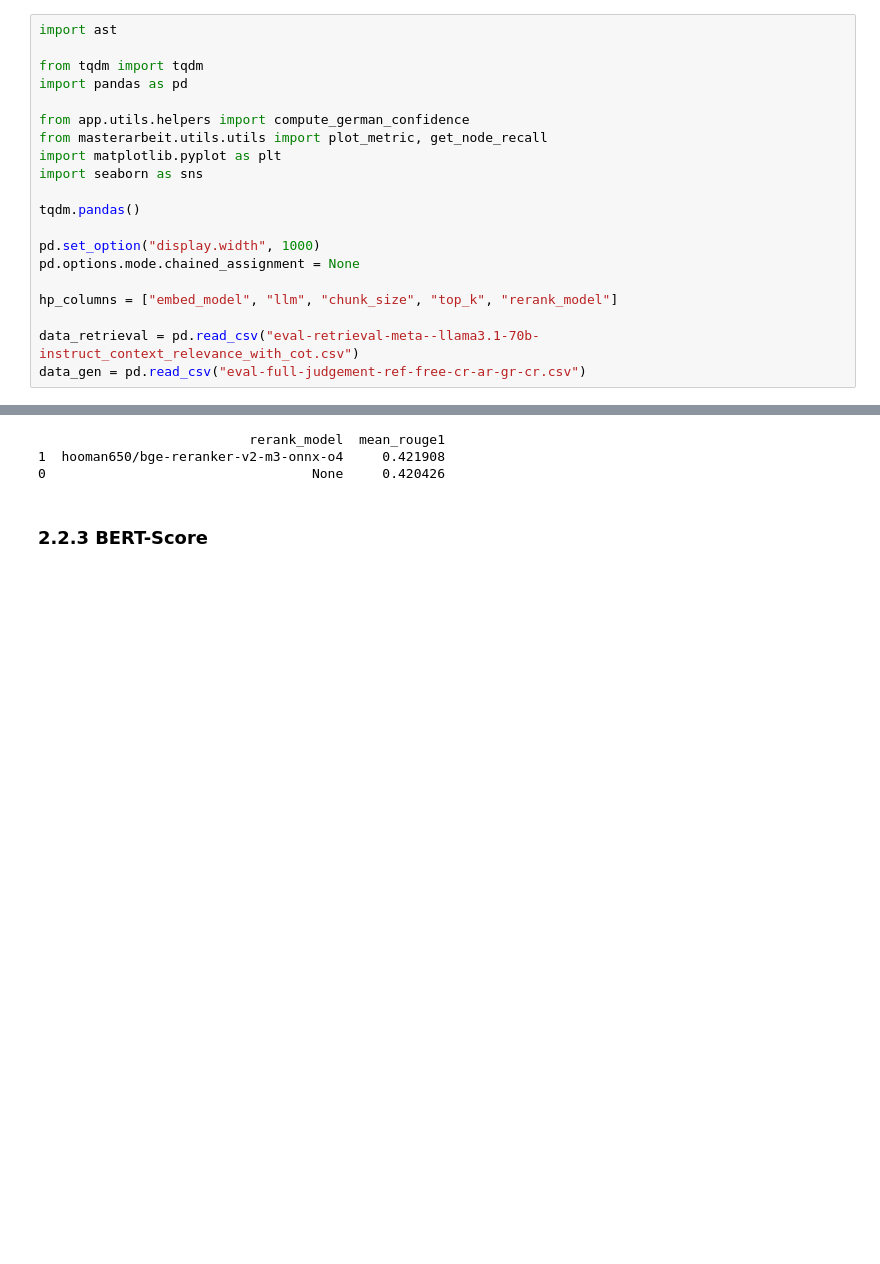
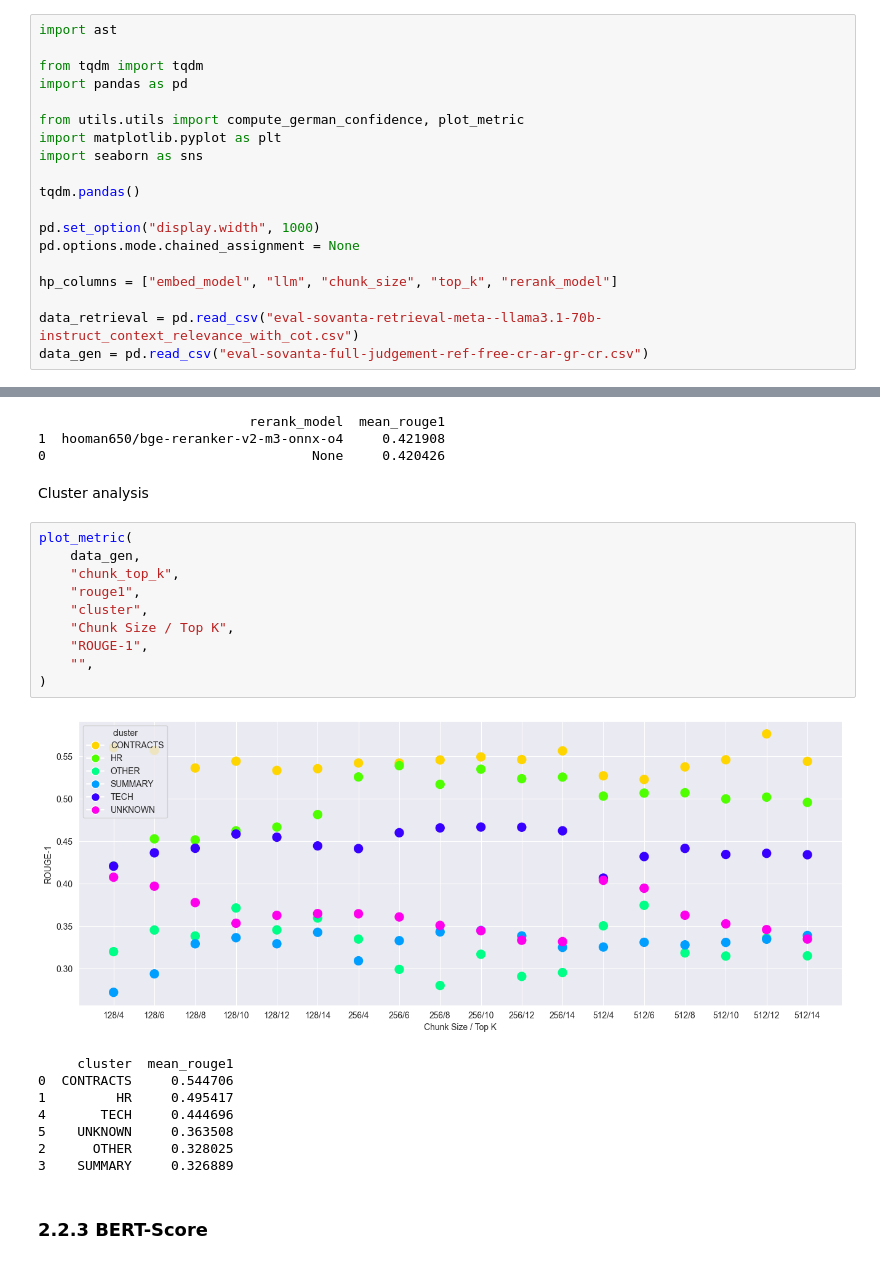
Before and after one commit to johannzapf/masterthesis, a Jupyter notebook: eval_sovanta/results-sovanta.ipynb, the cells around one changed output, grey strips where cells are left out. Drawn from its saved outputs; the diff is of its cells as text; blank space fills up the shorter version.

Commit message:
sovanta rouge-1 cluster analysis

```diff
--- a/eval_sovanta/results-sovanta.ipynb
+++ b/eval_sovanta/results-sovanta.ipynb
@@ -4,8 +4,7 @@ import ast
 from tqdm import tqdm
 import pandas as pd
 
-from app.utils.helpers import compute_german_confidence
-from masterarbeit.utils.utils import plot_metric, get_node_recall
+from utils.utils import compute_german_confidence, plot_metric
 import matplotlib.pyplot as plt
 import seaborn as sns
 
@@ -16,5 +15,5 @@ pd.options.mode.chained_assignment = None
 
 hp_columns = ["embed_model", "llm", "chunk_size", "top_k", "rerank_model"]
 
-data_retrieval = pd.read_csv("eval-retrieval-meta--llama3.1-70b-instruct_context_relevance_with_cot.csv")
-data_gen = pd.read_csv("eval-full-judgement-ref-free-cr-ar-gr-cr.csv")
+data_retrieval = pd.read_csv("eval-sovanta-retrieval-meta--llama3.1-70b-instruct_context_relevance_with_cot.csv")
+data_gen = pd.read_csv("eval-sovanta-full-judgement-ref-free-cr-ar-gr-cr.csv")
@@ -497,6 +494,27 @@ plot_metric(
                            rerank_model  mean_rouge1
 1  hooman650/bge-reranker-v2-m3-onnx-o4     0.421908
 0                                  None     0.420426
+# %% [markdown]
+Cluster analysis
+# %%
+plot_metric(
+    data_gen,
+    "chunk_top_k",
+    "rouge1",
+    "cluster",
+    "Chunk Size / Top K",
+    "ROUGE-1",
+    "",
+)
+# %% [output]
+[figure, added]
+     cluster  mean_rouge1
+0  CONTRACTS     0.544706
+1         HR     0.495417
+4       TECH     0.444696
+5    UNKNOWN     0.363508
+2      OTHER     0.328025
+3    SUMMARY     0.326889
 # %% [markdown]
 ### 2.2.3 BERT-Score
 # %%
```
Also changed, not shown: parts of 1 cell of this notebook.
